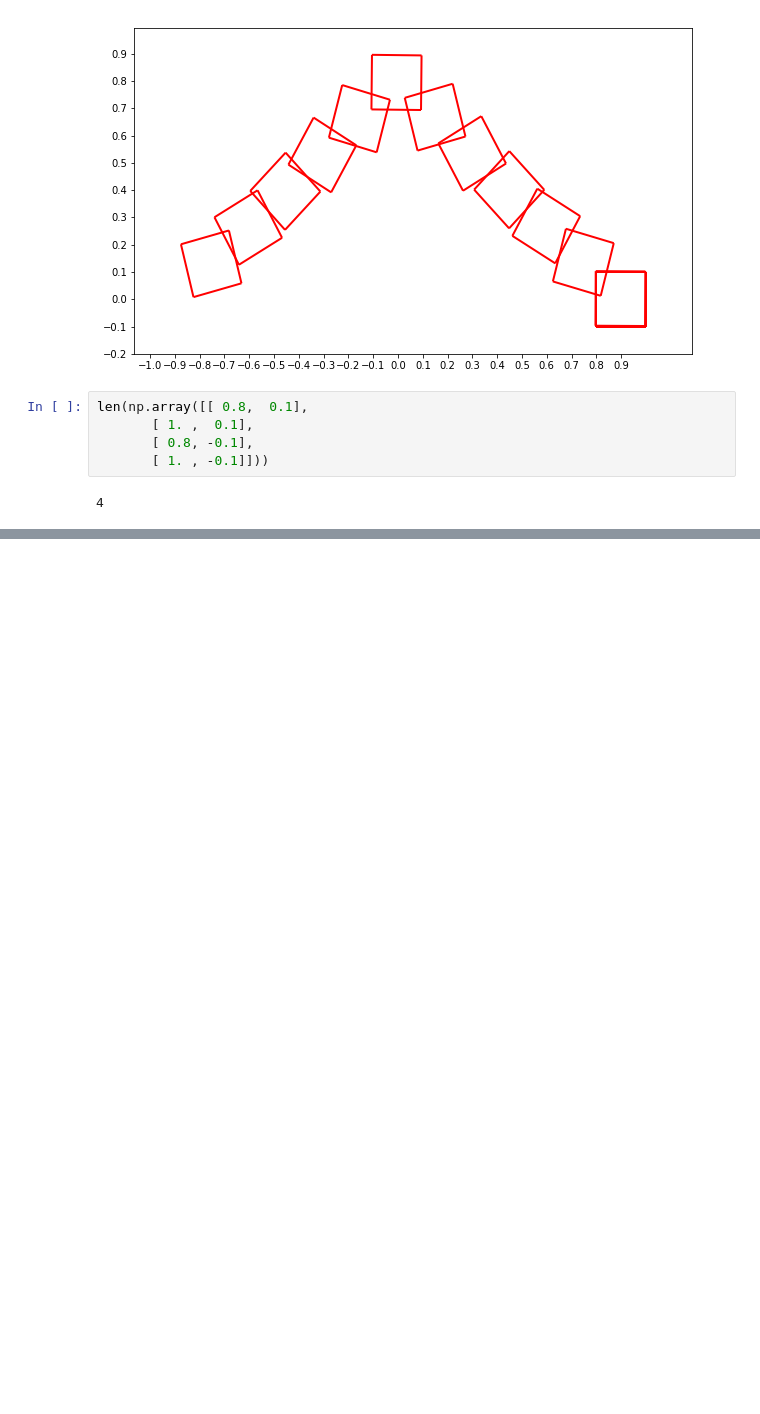
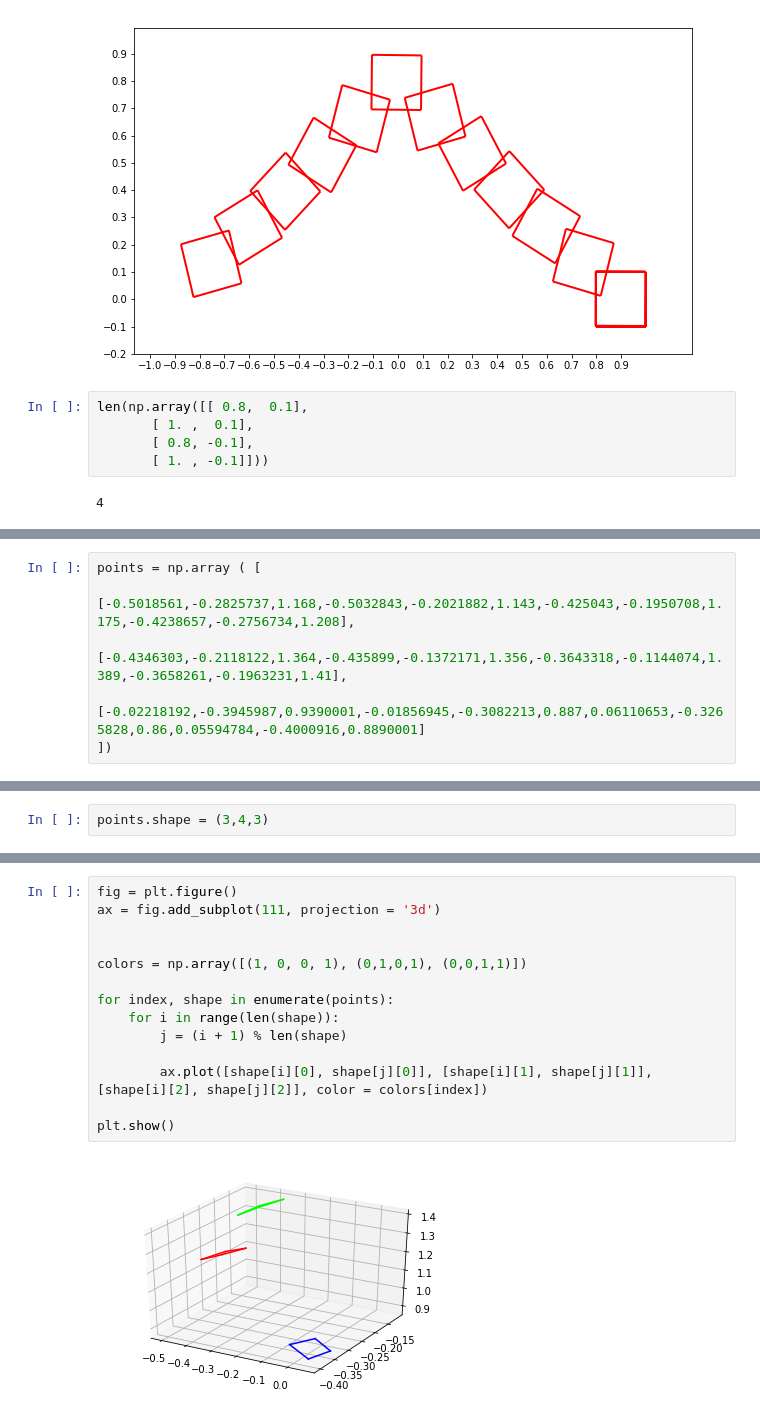
Before and after one commit to tuandnvn/learn-to-perform, a Jupyter notebook: notebooks/Learn to perform.ipynb, the cells around one changed output, grey strips where cells are left out. Drawn from its saved outputs; the diff is of its cells as text; blank space fills up the shorter version.

```diff
--- a/notebooks/Learn to perform.ipynb
+++ b/notebooks/Learn to perform.ipynb
@@ -457,0 +506,6 @@ len(np.array([[ 0.8,  0.1],
+# %%
+points = np.array ( [
+    [-0.5018561,-0.2825737,1.168,-0.5032843,-0.2021882,1.143,-0.425043,-0.1950708,1.175,-0.4238657,-0.2756734,1.208],
+    [-0.4346303,-0.2118122,1.364,-0.435899,-0.1372171,1.356,-0.3643318,-0.1144074,1.389,-0.3658261,-0.1963231,1.41],
+    [-0.02218192,-0.3945987,0.9390001,-0.01856945,-0.3082213,0.887,0.06110653,-0.3265828,0.86,0.05594784,-0.4000916,0.8890001]
+])
@@ -457,0 +543,2 @@ len(np.array([[ 0.8,  0.1],
+# %%
+points.shape = (3,4,3)
@@ -457,0 +562,16 @@ len(np.array([[ 0.8,  0.1],
+# %%
+fig = plt.figure()
+ax = fig.add_subplot(111, projection = '3d')
+
+
+colors = np.array([(1, 0, 0, 1), (0,1,0,1), (0,0,1,1)])
+
+for index, shape in enumerate(points):
+    for i in range(len(shape)):
+        j = (i + 1) % len(shape)
+
+        ax.plot([shape[i][0], shape[j][0]], [shape[i][1], shape[j][1]], [shape[i][2], shape[j][2]], color = colors[index])
+
+plt.show()
+# %% [output]
+[figure, added]
```
Also changed, not shown: parts of 6 cells of this notebook, 7 other files.
